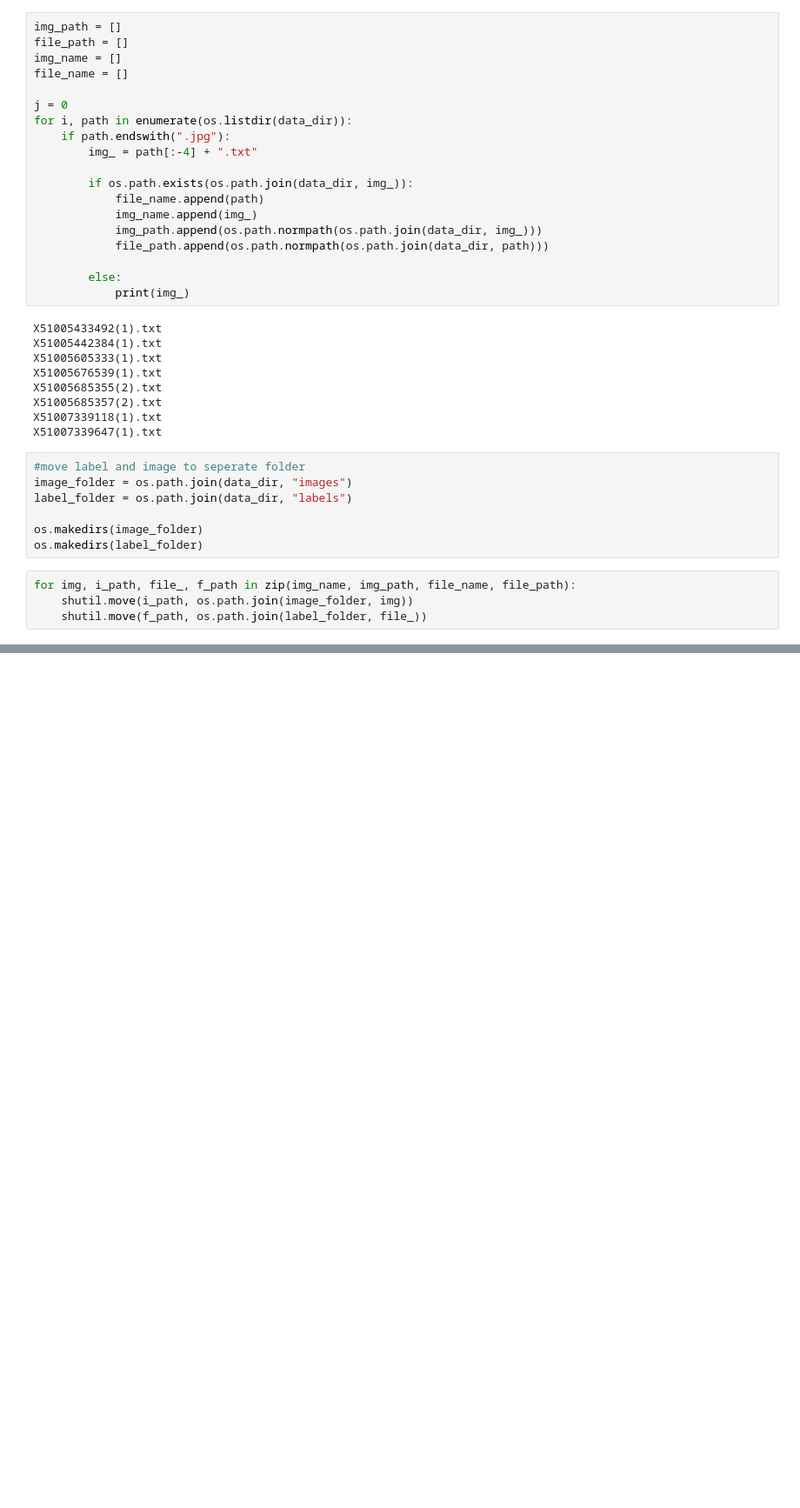
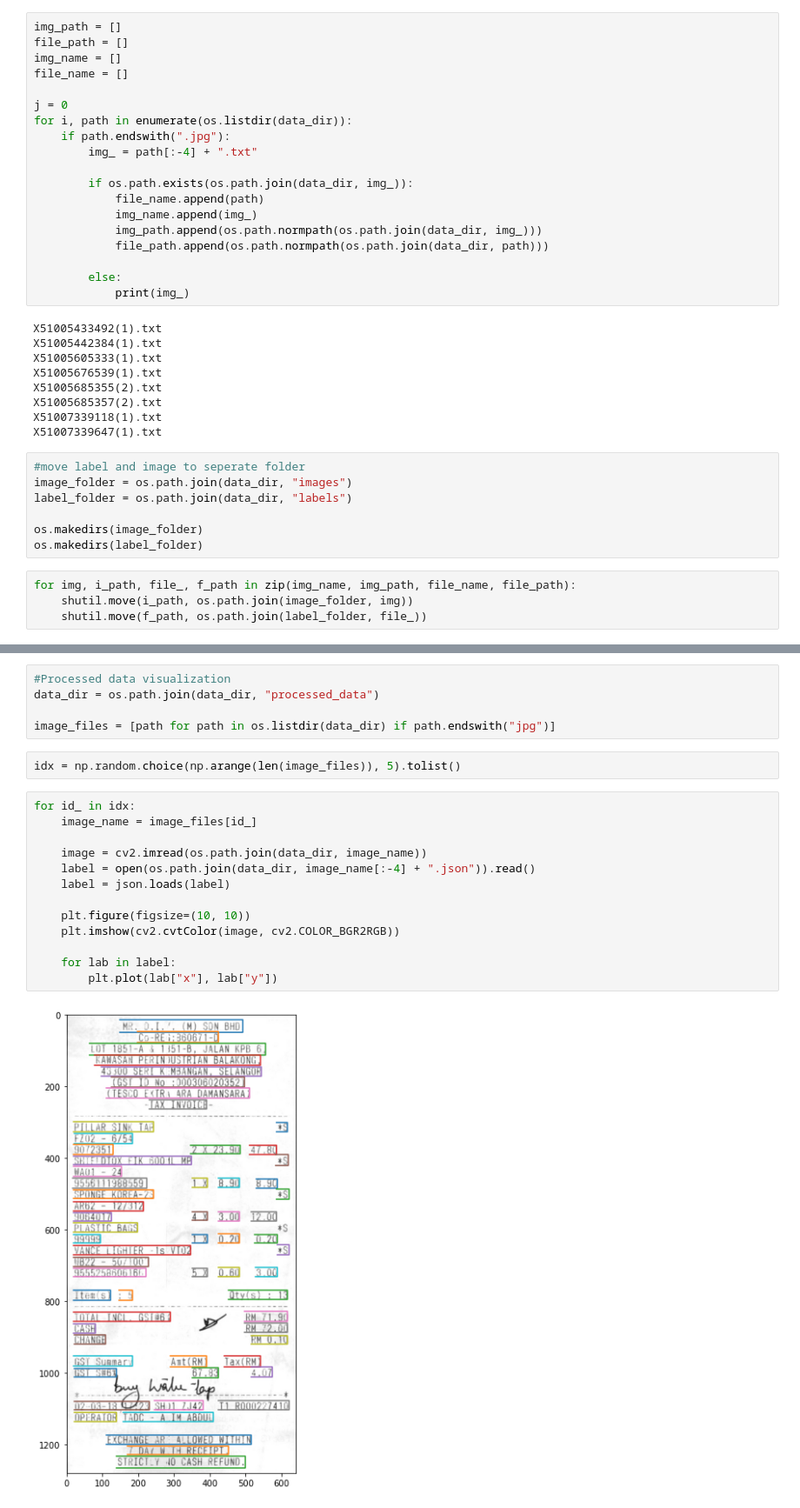
Before and after one commit to Junaid7000/EAST, a Jupyter notebook: Notebooks/EDA.ipynb, the cells around one changed output, grey strips where cells are left out. Shown at 87% size. Drawn from its saved outputs; the diff is of its cells as text; blank space fills up the shorter version.

```diff
--- a/Notebooks/EDA.ipynb
+++ b/Notebooks/EDA.ipynb
@@ -76,0 +74,22 @@ for img, i_path, file_, f_path in zip(img_name, img_path, file_name, file_path):
+# %%
+#Processed data visualization
+data_dir = os.path.join(data_dir, "processed_data")
+
+image_files = [path for path in os.listdir(data_dir) if path.endswith("jpg")]
+# %%
+idx = np.random.choice(np.arange(len(image_files)), 5).tolist()
+# %%
+for id_ in idx:
+    image_name = image_files[id_]
+
+    image = cv2.imread(os.path.join(data_dir, image_name))
+    label = open(os.path.join(data_dir, image_name[:-4] + ".json")).read()
+    label = json.loads(label)
+
+    plt.figure(figsize=(10, 10))
+    plt.imshow(cv2.cvtColor(image, cv2.COLOR_BGR2RGB))
+
+    for lab in label:
+        plt.plot(lab["x"], lab["y"])
+# %% [output]
+[figure, added]
```
Also changed, not shown: parts of 3 cells of this notebook, 6 other files.
